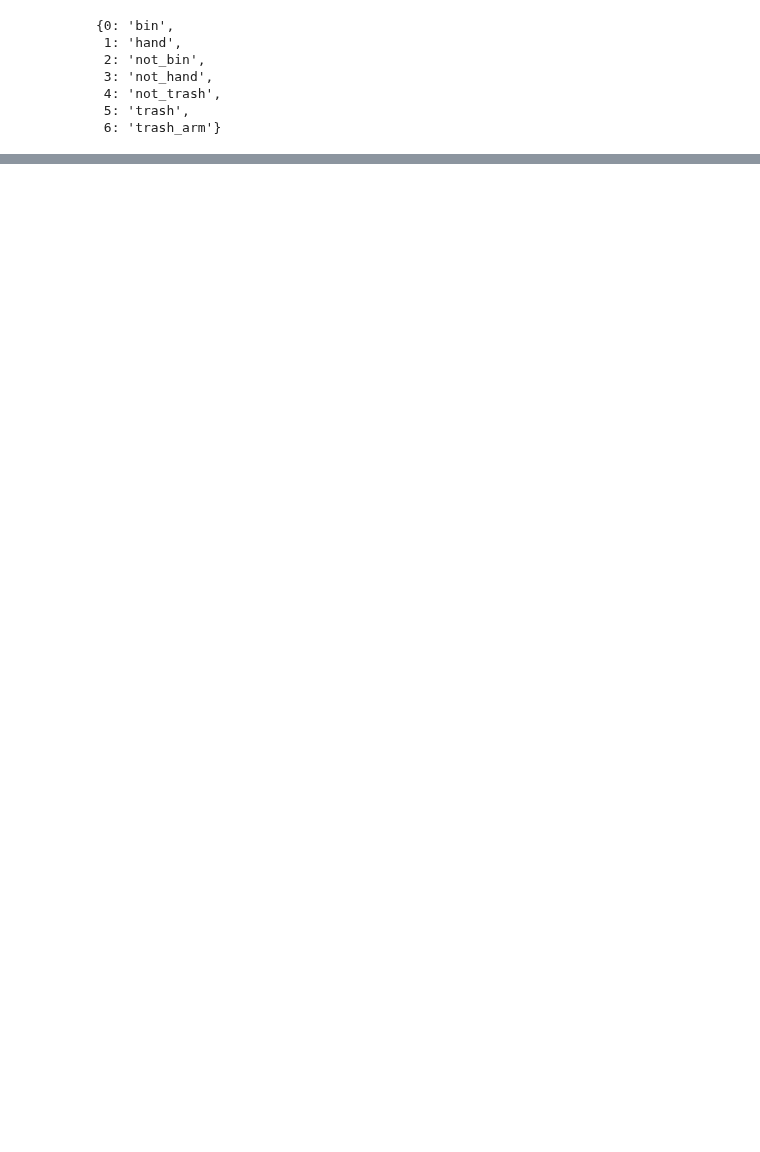
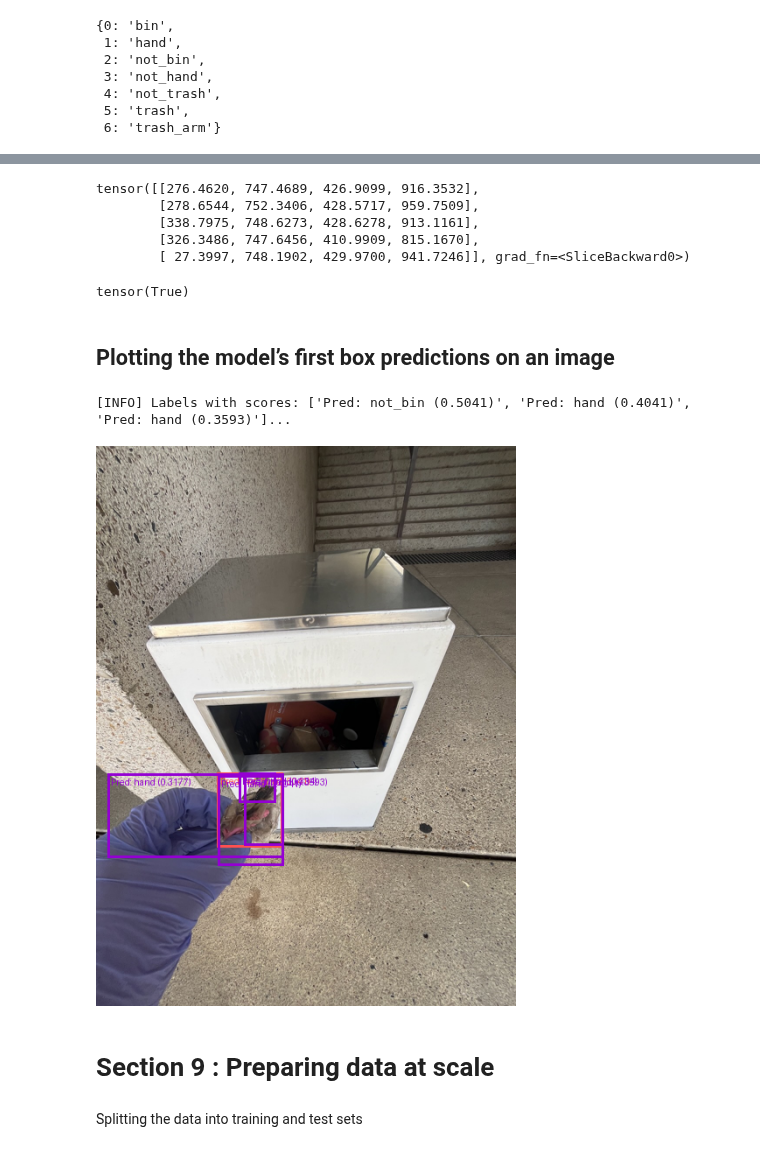
Before and after one commit to This-Is-Suhrid-apparently/DL_Backbone_Implementations, a Jupyter notebook: Object_Detection_with_HF_Transformers/object_detection.ipynb, the cells around one changed output, grey strips where cells are left out. Drawn from its saved outputs; the diff is of its cells as text; code cells hidden in the pictures; blank space fills up the shorter version.

```diff
--- a/Object_Detection_with_HF_Transformers/object_detection.ipynb
+++ b/Object_Detection_with_HF_Transformers/object_detection.ipynb
@@ -1275,7 +1269,7 @@ random_sample_outputs.keys()
 odict_keys(['logits', 'pred_boxes', 'last_hidden_state', 'intermediate_hidden_states', 'intermediate_logits', 'intermediate_reference_points', 'encoder_last_hidden_state', 'init_reference_points', 'en ...
 # %%
 # Set the score threshold for postprocessing
-THRESHOLD = 0.4 # adjust this where necessary to get a handful of outputs below (note: if it's too high, e.g. 0.5+, you might not see any outputs, try lowering to 0.3
+THRESHOLD = 0.3 # adjust this where necessary to get a handful of outputs below (note: if it's too high, e.g. 0.5+, you might not see any outputs, try lowering to 0.3
 
 # Post process a single output from our model
 random_sample_outputs_post_processed = image_processor.post_process_object_detection(
@@ -1472,0 +1576,48 @@ Reproducing the postprocessed box labels by hand
+# %%
+# 6. Order boxes in same order as labels and scores (descending based on score)
+output_boxes_manual_sorted = output_boxes_manual_above_threshold_xyxy_absolute[output_scores_manual_filtered_indices]
+output_boxes_manual_sorted[:10]
+# %% [output]
+tensor([[276.4620, 747.4689, 426.9099, 916.3532],
+        [278.6544, 752.3406, 428.5717, 959.7509],
+        [338.7975, 748.6273, 428.6278, 913.1161],
+        [326.3486, 747.6456, 410.9909, 815.1670],
+        [ 27.3997, 748.1902, 429.9700, 941.7246]], grad_fn=<SliceBackward0>)
+# %%
+# 7. Check for equivalence between original postprocessed boxes and our manually processed boxes
+torch.all(input=output_boxes[:100] == output_boxes_manual_sorted)
+# %% [output]
+tensor(True)
+# %% [markdown]
+## Plotting the model’s first box predictions on an image
+# %%
+# 1. Extract scores, labels and boxes
+random_sample_pred_scores = random_sample_outputs_post_processed[0]["scores"]
+random_sample_pred_labels = random_sample_outputs_post_processed[0]["labels"]
+random_sample_pred_boxes = half_boxes(random_sample_outputs_post_processed[0]["boxes"])
+
+# 2. Create a list of labels and colours to plot on the image/boxes
+random_sample_pred_labels_to_plot = [f"Pred: {id2label[label_pred.item()]} ({round(score_pred.item(), 4)})"
+                  for label_pred, score_pred in zip(random_sample_pred_labels, random_sample_pred_scores)]
+random_sample_pred_colours = [colour_palette[id2label[label_pred.item()]] for label_pred in random_sample_pred_labels]
+
+print(f"[INFO] Labels with scores: {random_sample_pred_labels_to_plot[:3]}...")
+
+# 3. Plot the random sample image with randomly predicted boxes
+# (these will be very poor since the model is not trained on our data yet)
+to_pil_image(
+    pic=draw_bounding_boxes(
+        image=pil_to_tensor(pic=half_image(random_sample["image"])),
+        boxes=random_sample_pred_boxes, # boxes are in XYXY format, which is required for draw_bounding_boxes
+        labels=random_sample_pred_labels_to_plot,
+        colors=random_sample_pred_colours,
+        width=3
+    )
+)
+# %% [output]
+[INFO] Labels with scores: ['Pred: not_bin (0.5041)', 'Pred: hand (0.4041)', 'Pred: hand (0.3593)']...
+[figure, added]
+# %% [markdown]
+# Section 9 : Preparing data at scale
+# %% [markdown]
+Splitting the data into training and test sets
```
Also changed, not shown: parts of 61 cells of this notebook.
